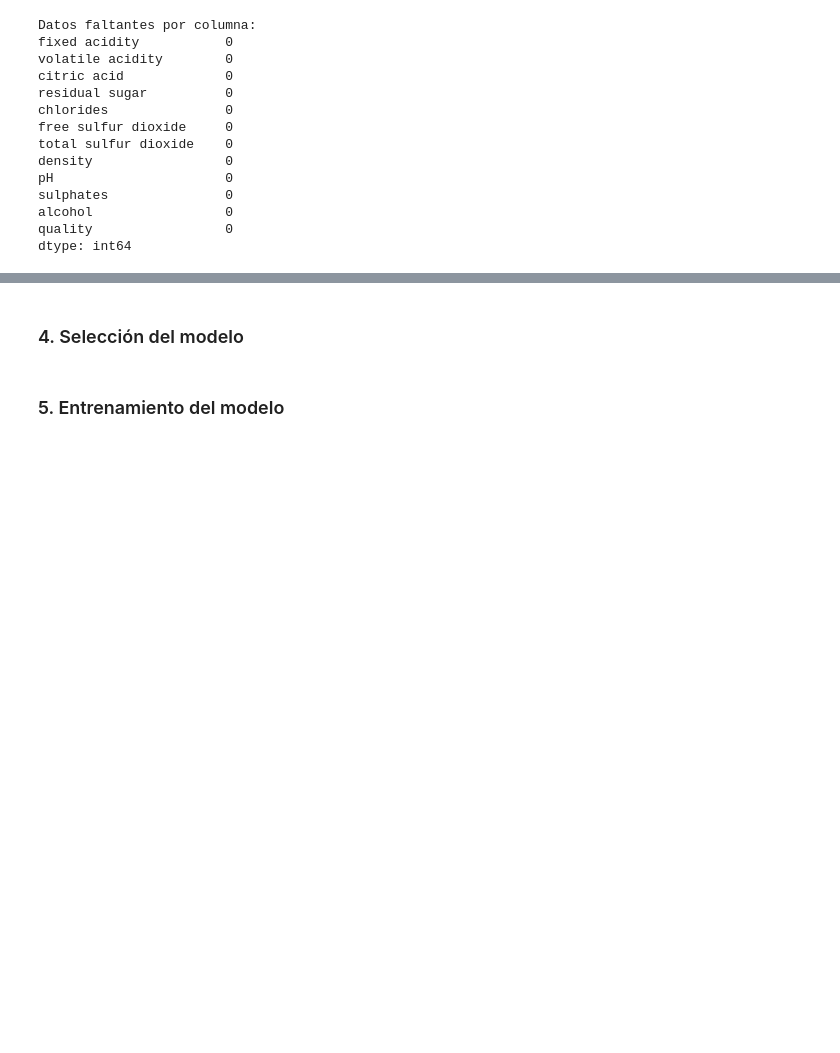
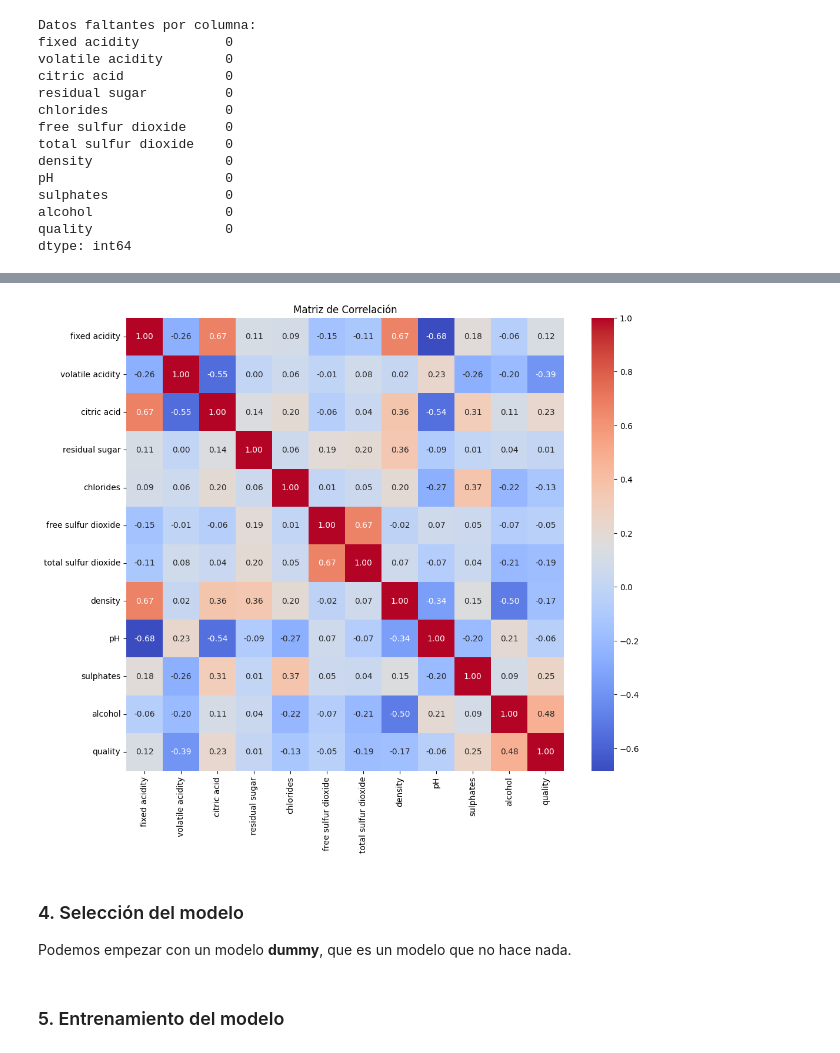
Before and after one commit to AlexSG29/Machine-Learning-Class, a Jupyter notebook: crear modelo de ML/crear_modelo_ML.ipynb, the cells around one changed output, grey strips where cells are left out. Cells and saved outputs as stored; diff of their text form; code cells hidden in the pictures; blank space fills up the shorter version.

Commit message:
signigicancia y correlacion

```diff
--- a/crear modelo de ML/crear_modelo_ML.ipynb
+++ b/crear modelo de ML/crear_modelo_ML.ipynb
@@ -104,2 +146,13 @@ dtype: int64
+# %%
+# tambien podemos ver la correlacion entre las variables
+correlation_matrix = df.corr()
+plt.figure(figsize=(12, 10))
+sns.heatmap(correlation_matrix, annot=True, cmap="coolwarm", fmt=".2f")
+plt.title("Matriz de Correlación")
+plt.show()
+# %% [output]
+[figure, added]
 # %% [markdown]
 ### 4. Selección del modelo
+
+Podemos empezar con un modelo **dummy**, que es un modelo que no hace nada.
```
Also changed, not shown: parts of 3 cells of this notebook.
